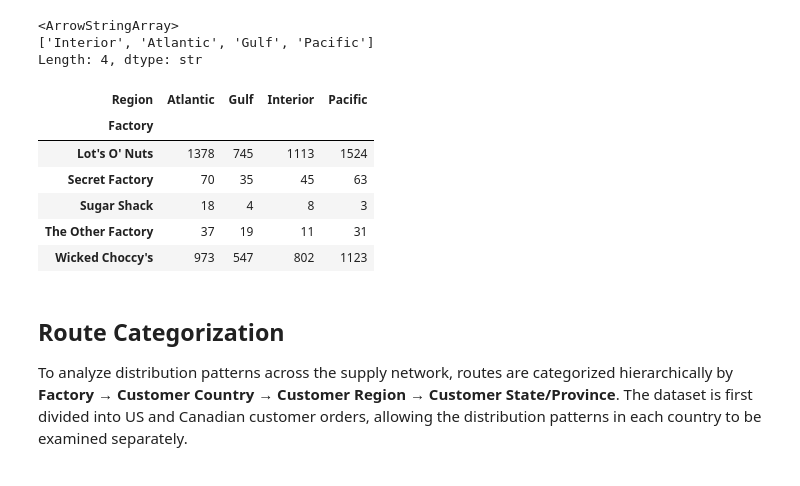
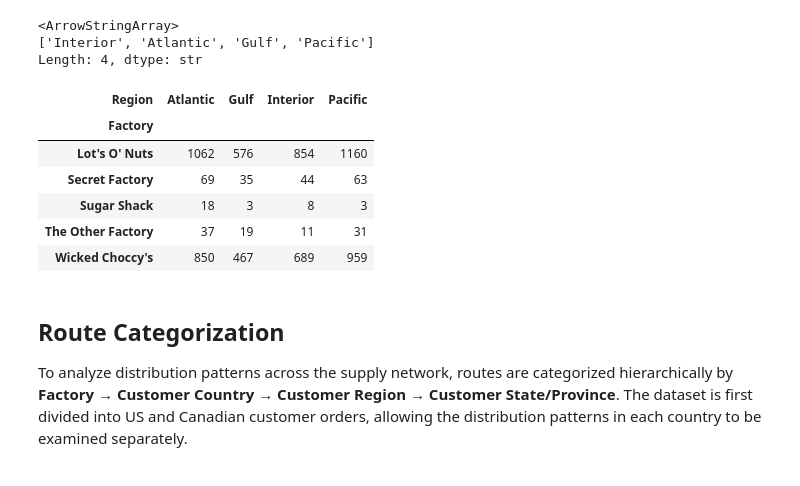
Before and after one commit to shambhavi1635/Factory-to-Customer-Shipping-Route-Efficiency-Analysis-for-Nassau-Candy-Distributor, a Jupyter notebook: feature engineering/feature_engg.ipynb, the cells around one changed output. Saved outputs shown, nothing was run; the diff lists cells and outputs as text; code cells hidden in the pictures.

```diff
--- a/feature engineering/feature_engg.ipynb
+++ b/feature engineering/feature_engg.ipynb
@@ -257,3 +380,26 @@ Missing factory longitudes: 0
 | 12 | Hair Toffee | The Other Factory | 35.117500 | -89.971107 |
 | 13 | Wonka Bar - Milk Chocolate | Wicked Choccy's | 32.076176 | -81.088371 |
 | 14 | Wonka Bar - Triple Dazzle Caramel | Wicked Choccy's | 32.076176 | -81.088371 |
+# %%
+df["Factory"] = df["Product Name"].map(product_factory_mapping)
+
+print("Missing factory assignments:", df["Factory"].isna().sum())
+
+print("\nOrder lines by factory:")
+display(
+    df["Factory"]
+    .value_counts()
+    .rename_axis("Factory")
+    .reset_index(name="Order_Lines")
+)
+
+print("\nUnique orders:", df["Order Key"].nunique())
+
+shipment_count = (
+    df[["Order Key", "Factory"]]
+    .dropna()
+    .drop_duplicates()
+    .shape[0]
+)
+
+print("Unique order-factory shipments:", shipment_count)
@@ -284,34 +445,30 @@ df['Region'].unique()
 ['Interior', 'Atlantic', 'Gulf', 'Pacific']
 Length: 4, dtype: str
 # %%
-
-
-
 factory_region_summary = (
     df.groupby(["Factory", "Region"])
     .agg(
-        Unique_Orders=("Order ID", "nunique"),
-        Order_Lines=("Order ID", "size")
+        Unique_Orders=("Order Key", "nunique"),
+        Order_Lines=("Order Key", "size")
     )
     .reset_index()
 )
 
-# Matrix: factories as rows, regions as columns
 region_order_matrix = factory_region_summary.pivot(
     index="Factory",
     columns="Region",
     values="Unique_Orders"
 ).fillna(0).astype(int)
 
 display(region_order_matrix)
 # %% [output]
 | Region | Atlantic | Gulf | Interior | Pacific |
 | Factory |  |  |  |  |
-| Lot's O' Nuts | 1378 | 745 | 1113 | 1524 |
-| Secret Factory | 70 | 35 | 45 | 63 |
-| Sugar Shack | 18 | 4 | 8 | 3 |
+| Lot's O' Nuts | 1062 | 576 | 854 | 1160 |
+| Secret Factory | 69 | 35 | 44 | 63 |
+| Sugar Shack | 18 | 3 | 8 | 3 |
 | The Other Factory | 37 | 19 | 11 | 31 |
-| Wicked Choccy's | 973 | 547 | 802 | 1123 |
+| Wicked Choccy's | 850 | 467 | 689 | 959 |
 # %% [markdown]
 ## Route Categorization
 
```
Also changed, not shown: parts of 17 cells of this notebook, 4 other files.
